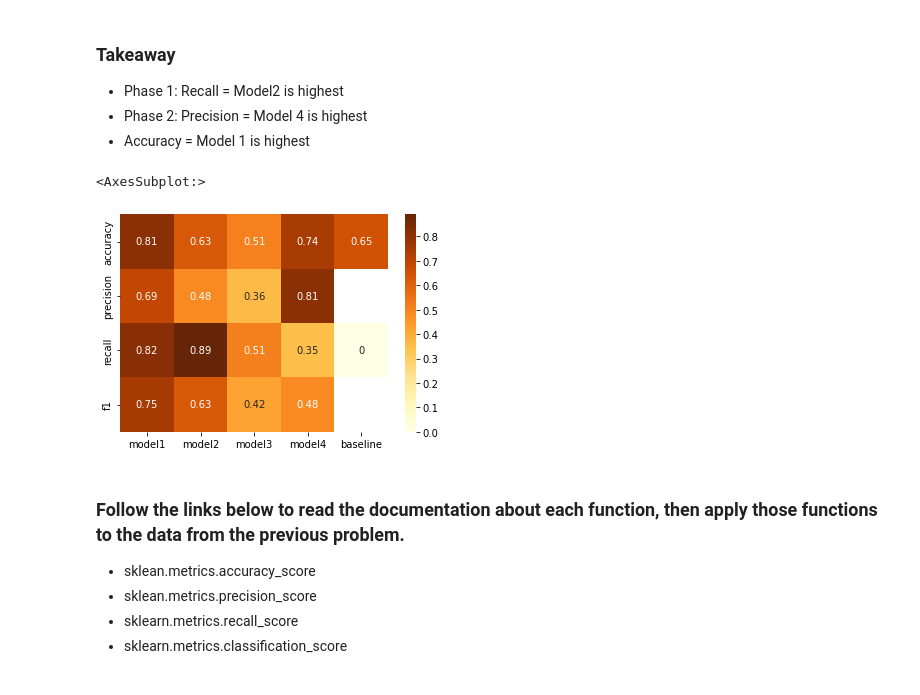
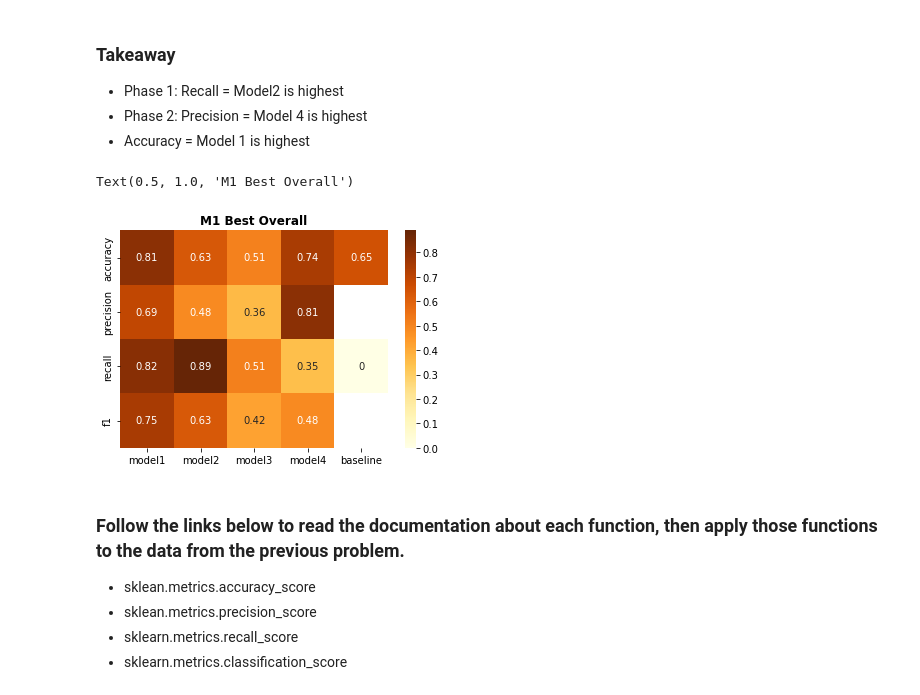
Before and after one commit to bradgauvin/classification-exercises, a Jupyter notebook: model_evaluation.ipynb, the cells around one changed output. Drawn from its saved outputs; the diff is of its cells as text; code cells hidden in the pictures.

Commit message:
updated heatmap

```diff
--- a/model_evaluation.ipynb
+++ b/model_evaluation.ipynb
@@ -419,10 +419,16 @@ results
 # %%
 # visualization of data
 import seaborn as sns
-sns.heatmap(results, cmap='YlOrBr', annot = True)
+import matplotlib.pyplot as plt
+import numpy as np
+import os
+ax = plt.axes()
+sns.heatmap(results,cmap='YlOrBr', annot = True)
+
+ax.set_title('M1 Best Overall', fontweight = 'bold')
 # %% [output]
-<AxesSubplot:>
+Text(0.5, 1.0, 'M1 Best Overall')
-[figure, old version]
+[figure, new version]
 # %% [markdown]
 ### Follow the links below to read the documentation about each function, then apply those functions to the data from the previous problem.
 - sklean.metrics.accuracy_score
```
